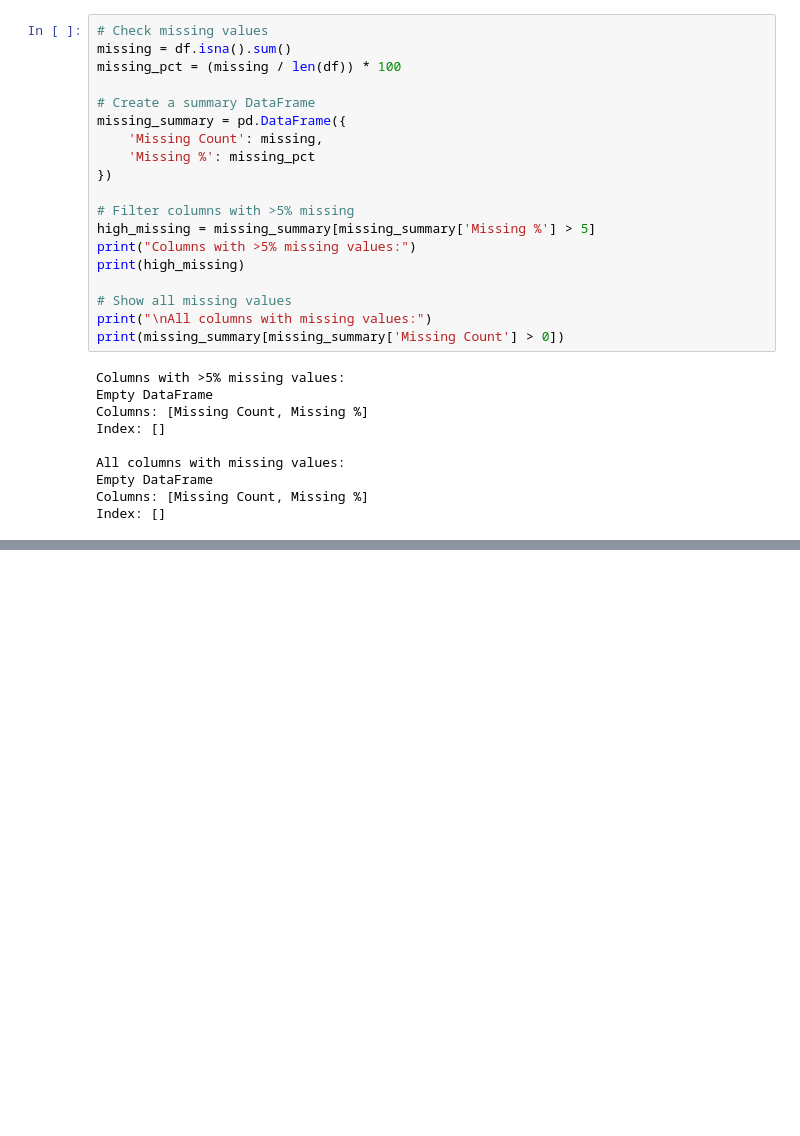
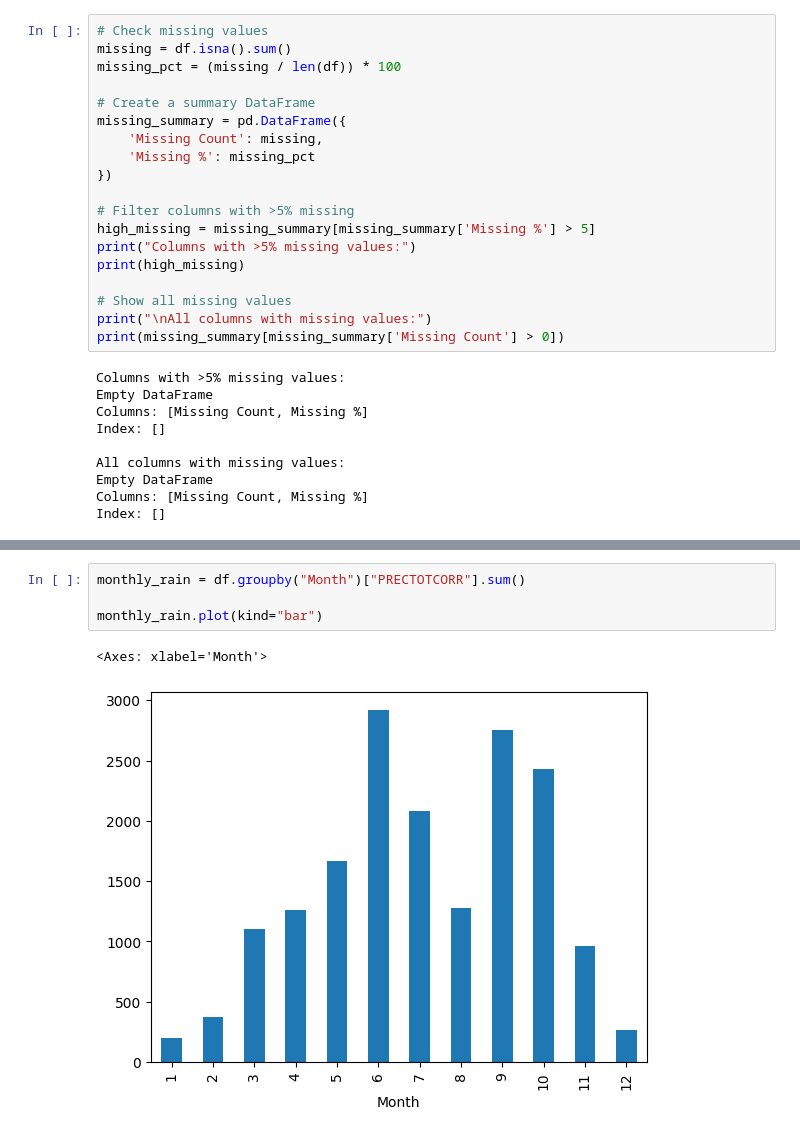
Before and after one commit to kal-endale/climate-challenge-week0, a Jupyter notebook: nigeria_eda.ipynb, the cells around one changed output, grey strips where cells are left out. Saved outputs shown, nothing was run; the diff lists cells and outputs as text; blank space fills up the shorter version.

```diff
--- a/nigeria_eda.ipynb
+++ b/nigeria_eda.ipynb
@@ -81,0 +115,7 @@ Index: []
+# %%
+monthly_rain = df.groupby("Month")["PRECTOTCORR"].sum()
+
+monthly_rain.plot(kind="bar")
+# %% [output]
+<Axes: xlabel='Month'>
+[figure, added]
```
Also changed, not shown: parts of 7 cells of this notebook.
